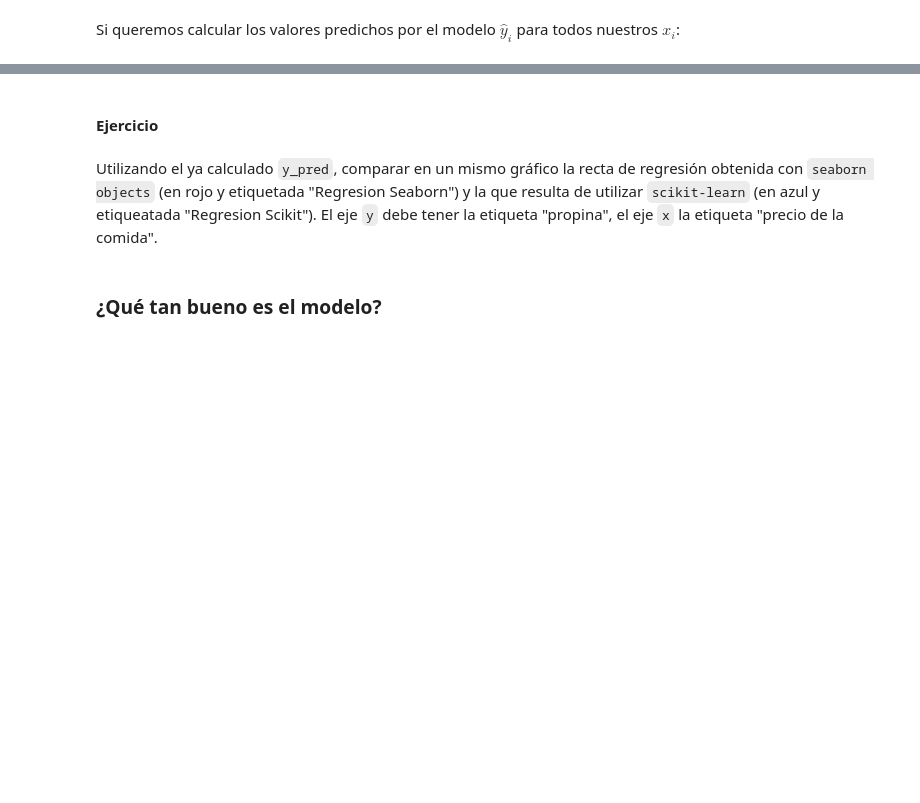
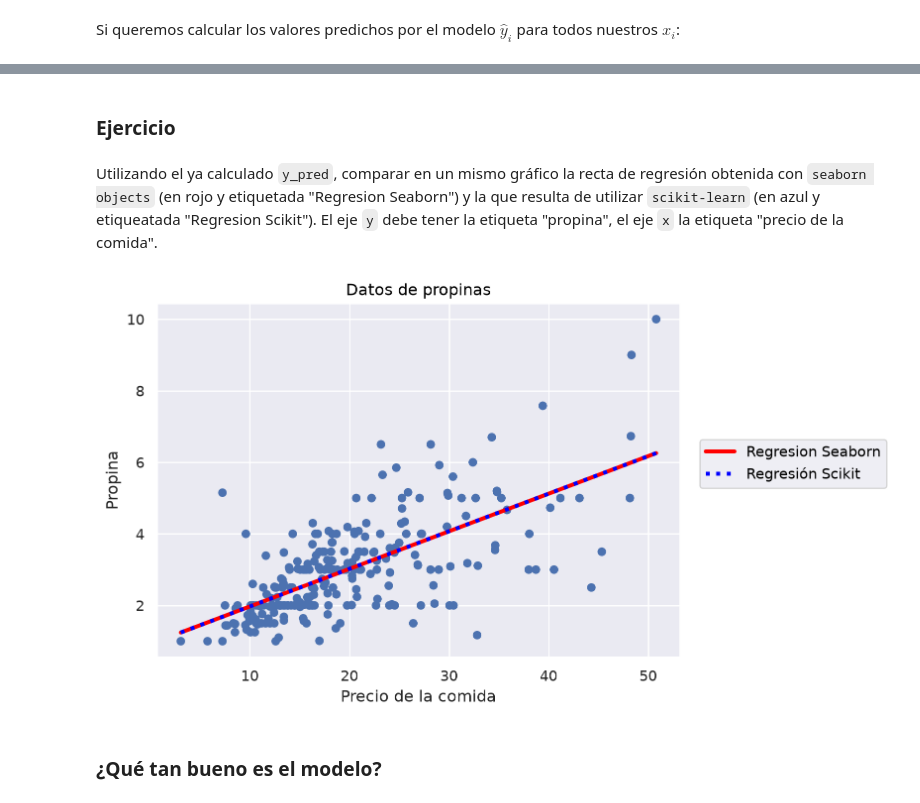
Before and after one commit to franamato/laboratorio-de-datos-1c2026, a Jupyter notebook: notebooks/ldd-clase05-regresionLineal.ipynb, the cells around one changed output, grey strips where cells are left out. Cells and saved outputs as stored; diff of their text form; code cells hidden in the pictures; blank space fills up the shorter version.

```diff
--- a/notebooks/ldd-clase05-regresionLineal.ipynb
+++ b/notebooks/ldd-clase05-regresionLineal.ipynb
@@ -156,0 +199,3 @@ display(y_pred)
+# %%
+y_pred = y_pred[:,0]
+y_pred
@@ -157,7 +220,17 @@ display(y_pred)
 # %% [markdown]
-#### Ejercicio
+### Ejercicio
 # %% [markdown]
 Utilizando el ya calculado `y_pred`, comparar en un mismo gráfico la recta de regresión obtenida con `seaborn objects` (en rojo y etiquetada "Regresion Seaborn") y la que resulta de utilizar `scikit-learn` (en azul y etiqueatada "Regresion Scikit"). El eje `y` debe tener la etiqueta "propina", el eje `x` la etiqueta "precio de la comida".
+# %%
+(
+    so.Plot(data=datos, x='total_bill', y='tip')
+    .add(so.Dot())
+    .add(so.Line(color='red', linewidth = 3), so.PolyFit(1), label = 'Regresion Seaborn')
+    .add(so.Line(color='blue', linewidth = 3, linestyle = ":"), y = y_pred, label = 'Regresión Scikit')
+    .label(title= 'Datos de propinas', x = 'Precio de la comida', y = 'Propina')
+)
+# %% [output]
+[figure, added]
 # %% [markdown]
 ### ¿Qué tan bueno es el modelo?
 # %% [markdown]
```
Also changed, not shown: parts of 12 cells of this notebook.
